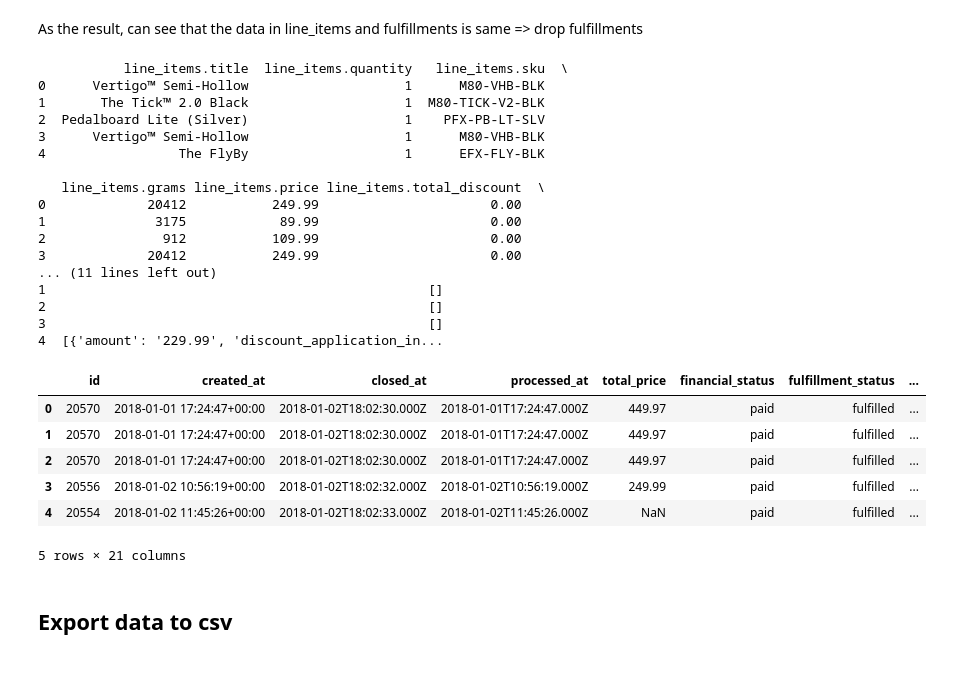
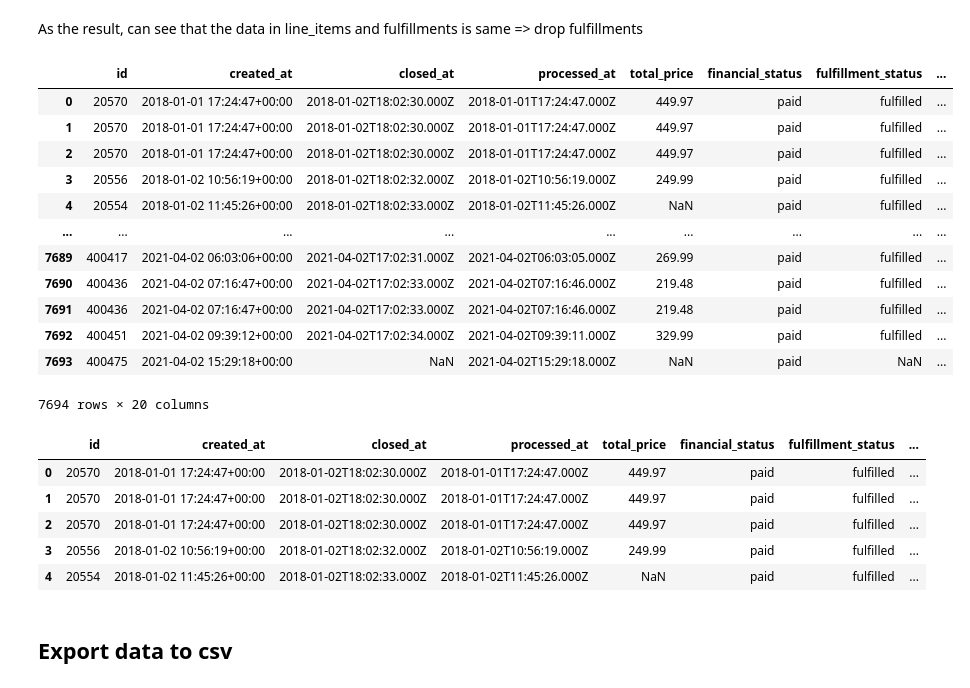
Before and after one commit to powlook/IRS-PM-2021-01-16-IS03PT-GRP-Telescope-OrderForecastingSystem, a Jupyter notebook: SystemFiles/notebooks/DataPreprocess.ipynb, the cells around one changed output. Cells and saved outputs as stored; diff of their text form; code cells hidden in the pictures.

Commit message:
Add data preprocess (parse json => extract top 20 items)

```diff
--- a/SystemFiles/notebooks/DataPreprocess.ipynb
+++ b/SystemFiles/notebooks/DataPreprocess.ipynb
@@ -38,7 +40,7 @@ from datetime import datetime, date
 import matplotlib.pyplot as plt
 # import seaborn as sns
 # %%
-order_df = pd.read_csv('../dataraw/orders.csv', parse_dates=[1,11], infer_datetime_format=True)
+order_df = pd.read_csv('../data-raw/orders.csv', parse_dates=[1,11], infer_datetime_format=True)
 # %%
 import json
 
@@ -165,38 +160,35 @@ if isinstance(order_df['line_items'][0], str):
 #     order_df.reset_index(inplace=True, drop=True)
     order_df['line_items'] = order_df['line_items'].apply(json.loads)
     order_df = order_df.explode('line_items')
-    order_df.reset_index(inplace=True, drop=True)
+#     order_df.reset_index(inplace=True, drop=True)
 # %%
 order_df.reset_index(inplace=True, drop=True)
 order_df =  dataframe_flatten(order_df, 'line_items')
+order_df
 # %% [output]
+|  | id | created_at | closed_at | processed_at | total_price | financial_status | fulfillment_status | ... |
+| 0 | 20570 | 2018-01-01 17:24:47+00:00 | 2018-01-02T18:02:30.000Z | 2018-01-01T17:24:47.000Z | 449.97 | paid | fulfilled | ... |
+| 1 | 20570 | 2018-01-01 17:24:47+00:00 | 2018-01-02T18:02:30.000Z | 2018-01-01T17:24:47.000Z | 449.97 | paid | fulfilled | ... |
+| 2 | 20570 | 2018-01-01 17:24:47+00:00 | 2018-01-02T18:02:30.000Z | 2018-01-01T17:24:47.000Z | 449.97 | paid | fulfilled | ... |
+| 3 | 20556 | 2018-01-02 10:56:19+00:00 | 2018-01-02T18:02:32.000Z | 2018-01-02T10:56:19.000Z | 249.99 | paid | fulfilled | ... |
+| 4 | 20554 | 2018-01-02 11:45:26+00:00 | 2018-01-02T18:02:33.000Z | 2018-01-02T11:45:26.000Z | NaN | paid | fulfilled | ... |
+| ... | ... | ... | ... | ... | ... | ... | ... | ... |
+| 7689 | 400417 | 2021-04-02 06:03:06+00:00 | 2021-04-02T17:02:31.000Z | 2021-04-02T06:03:05.000Z | 269.99 | paid | fulfilled | ... |
+| 7690 | 400436 | 2021-04-02 07:16:47+00:00 | 2021-04-02T17:02:33.000Z | 2021-04-02T07:16:46.000Z | 219.48 | paid | fulfilled | ... |
+| 7691 | 400436 | 2021-04-02 07:16:47+00:00 | 2021-04-02T17:02:33.000Z | 2021-04-02T07:16:46.000Z | 219.48 | paid | fulfilled | ... |
+| 7692 | 400451 | 2021-04-02 09:39:12+00:00 | 2021-04-02T17:02:34.000Z | 2021-04-02T09:39:11.000Z | 329.99 | paid | fulfilled | ... |
+| 7693 | 400475 | 2021-04-02 15:29:18+00:00 | NaN | 2021-04-02T15:29:18.000Z | NaN | paid | NaN | ... |
-           line_items.title  line_items.quantity   line_items.sku  \
-0      Vertigo™ Semi-Hollow                    1      M80-VHB-BLK
-1       The Tick™ 2.0 Black                    1  M80-TICK-V2-BLK
-2  Pedalboard Lite (Silver)                    1    PFX-PB-LT-SLV
-3      Vertigo™ Semi-Hollow                    1      M80-VHB-BLK
-4                 The FlyBy                    1      EFX-FLY-BLK
-
-   line_items.grams line_items.price line_items.total_discount  \
-0             20412           249.99                      0.00
-1              3175            89.99                      0.00
-2               912           109.99                      0.00
-3             20412           249.99                      0.00
-... (11 lines left out)
-1                                                 []
-2                                                 []
-3                                                 []
-4  [{'amount': '229.99', 'discount_application_in...
+7694 rows × 20 columns
-# %%
-order_df.head()
-# %% [output]
-|  | id | created_at | closed_at | processed_at | total_price | financial_status | fulfillment_status | ... |
-| 0 | 20570 | 2018-01-01 17:24:47+00:00 | 2018-01-02T18:02:30.000Z | 2018-01-01T17:24:47.000Z | 449.97 | paid | fulfilled | ... |
-| 1 | 20570 | 2018-01-01 17:24:47+00:00 | 2018-01-02T18:02:30.000Z | 2018-01-01T17:24:47.000Z | 449.97 | paid | fulfilled | ... |
-| 2 | 20570 | 2018-01-01 17:24:47+00:00 | 2018-01-02T18:02:30.000Z | 2018-01-01T17:24:47.000Z | 449.97 | paid | fulfilled | ... |
-| 3 | 20556 | 2018-01-02 10:56:19+00:00 | 2018-01-02T18:02:32.000Z | 2018-01-02T10:56:19.000Z | 249.99 | paid | fulfilled | ... |
-| 4 | 20554 | 2018-01-02 11:45:26+00:00 | 2018-01-02T18:02:33.000Z | 2018-01-02T11:45:26.000Z | NaN | paid | fulfilled | ... |
-5 rows × 21 columns
+# %%
+# order_df['discount_applications'] = order_df['discount_applications'].apply(lambda x: len(json.loads(x)) > 0)
+order_df.head()
+# %% [output]
+|  | id | created_at | closed_at | processed_at | total_price | financial_status | fulfillment_status | ... |
+| 0 | 20570 | 2018-01-01 17:24:47+00:00 | 2018-01-02T18:02:30.000Z | 2018-01-01T17:24:47.000Z | 449.97 | paid | fulfilled | ... |
+| 1 | 20570 | 2018-01-01 17:24:47+00:00 | 2018-01-02T18:02:30.000Z | 2018-01-01T17:24:47.000Z | 449.97 | paid | fulfilled | ... |
+| 2 | 20570 | 2018-01-01 17:24:47+00:00 | 2018-01-02T18:02:30.000Z | 2018-01-01T17:24:47.000Z | 449.97 | paid | fulfilled | ... |
+| 3 | 20556 | 2018-01-02 10:56:19+00:00 | 2018-01-02T18:02:32.000Z | 2018-01-02T10:56:19.000Z | 249.99 | paid | fulfilled | ... |
+| 4 | 20554 | 2018-01-02 11:45:26+00:00 | 2018-01-02T18:02:33.000Z | 2018-01-02T11:45:26.000Z | NaN | paid | fulfilled | ... |
 # %% [markdown]
 ## Export data to csv
 # %%
```
Also changed, not shown: parts of 4 cells of this notebook, 10 other files.
